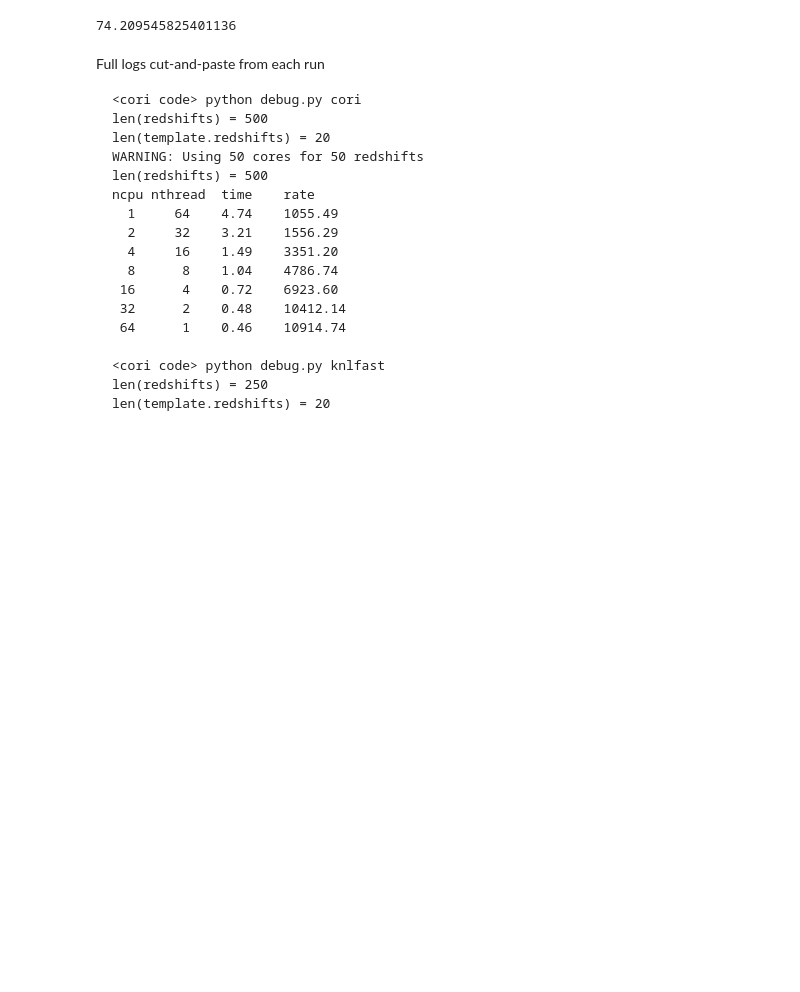
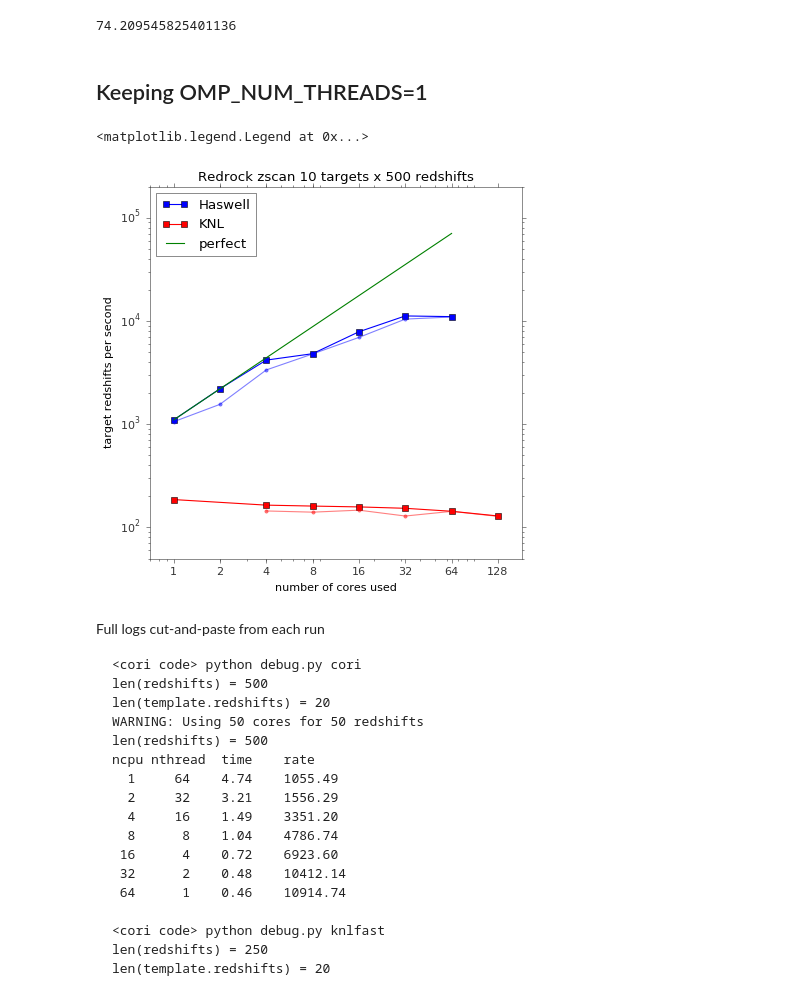
Before and after one commit to sbailey/knltest, a Jupyter notebook: doc/rrzscan.ipynb, the cells around one changed output. Drawn from its saved outputs; the diff is of its cells as text; code cells hidden in the pictures; blank space fills up the shorter version.

````diff
--- a/doc/rrzscan.ipynb
+++ b/doc/rrzscan.ipynb
@@ -106,6 +121,50 @@ savefig('rrzscan.png')
 np.max(hsw['rate']) / np.max(knl68['rate'])
 # %% [output]
 74.209545825401136
+# %% [markdown]
+## Keeping OMP_NUM_THREADS=1 ##
+# %%
+hsw1data = """\
+ncpu nthread  time    rate
+  1      1    4.55    1098.74
+  2      1    2.27    2202.55
+  4      1    1.20    4173.72
+  8      1    1.04    4814.61
+ 16      1    0.64    7849.45
+ 32      1    0.45    11176.03
+ 64      1    0.45    11002.66
+"""
+knl1data = """\
+ncpu nthread  time    rate
+  1      1    26.83    186.33
+  4      1    30.39    164.54
+  8      1    31.03    161.13
+ 16      1    31.62    158.14
+ 32      1    32.61    153.32
+ 64      1    34.84    143.50
+128      1    38.69    129.25
+"""
+hsw1 = parse_data(hsw1data)
+knl1 = parse_data(knl1data)
+
+figure(figsize=(6,6))
+plot(hsw1['ncpu'], hsw1['rate'], 'bs-', label='Haswell')
+plot(hsw['ncpu'], hsw['rate'], 'b.-', label='_none_', alpha=0.5)
+plot(knl1['ncpu'], knl1['rate'], 'rs-', label='KNL')
+plot(knl68['ncpu'], knl68['rate'], 'r.-', label='_none_', alpha=0.5)
+plot(hsw1['ncpu'], hsw1['ncpu']*hsw1['rate'][0], 'g-', label='perfect')
+
+loglog()
+xticks([1,2,4,8,16,32,64,128], [1,2,4,8,16,32,64,128])
+xlim(0.7, 128/0.7)
+ylim(50, 2e5)
+xlabel('number of cores used')
+ylabel('target redshifts per second')
+title('Redrock zscan 10 targets x 500 redshifts')
+legend(loc='upper left')
+# %% [output]
+<matplotlib.legend.Legend at 0x...>
+[figure, added]
 # %% [markdown]
 Full logs cut-and-paste from each run
 ```
````
Also changed, not shown: parts of 3 cells of this notebook, 1 other file.
